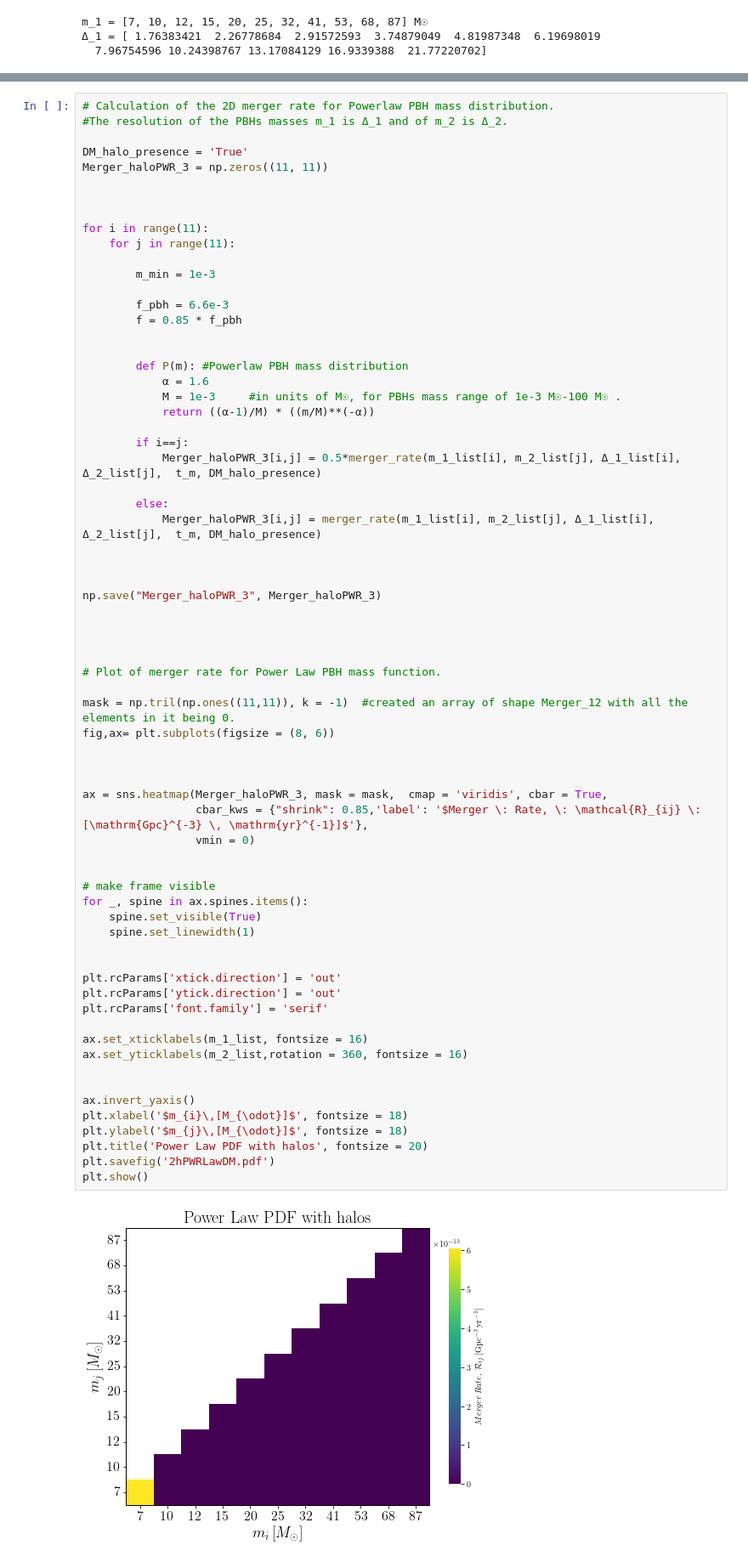
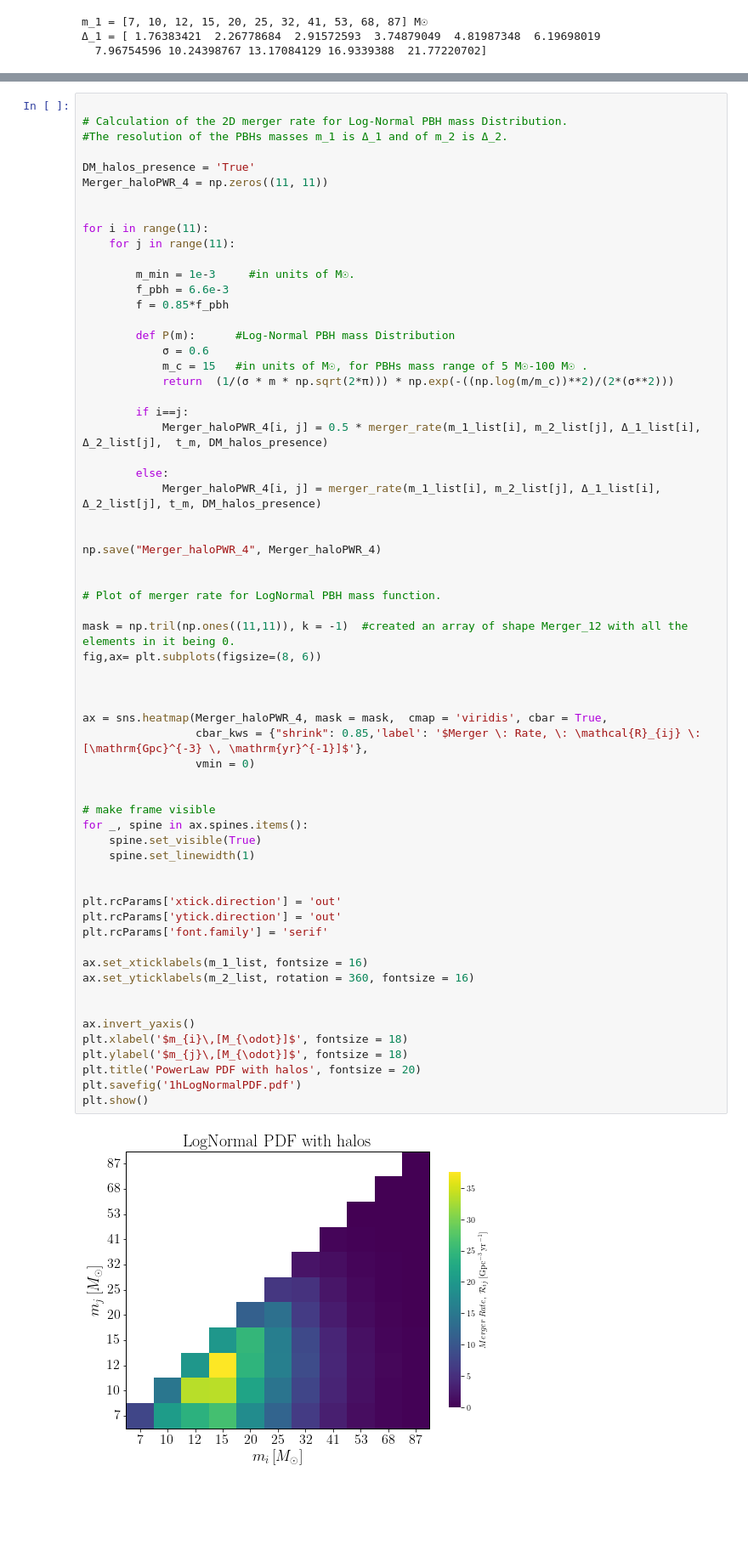
Before and after one commit to pratibhajangra591/Ifca-github, a Jupyter notebook: mergerwithdiff.massrange.ipynb, the cells around one changed output, grey strips where cells are left out. Shown at 85% size. Saved outputs shown, nothing was run; the diff lists cells and outputs as text; blank space fills up the shorter version.

```diff
--- a/mergerwithdiff.massrange.ipynb
+++ b/mergerwithdiff.massrange.ipynb
@@ -273,70 +445,65 @@ plt.show()
 # %%
-# Calculation of the 2D merger rate for Powerlaw PBH mass distribution.
+
+# Calculation of the 2D merger rate for Log-Normal PBH mass Distribution.
 #The resolution of the PBHs masses m_1 is Δ_1 and of m_2 is Δ_2.
 
-DM_halo_presence = 'True'
-Merger_haloPWR_3 = np.zeros((11, 11))
-
+DM_halos_presence = 'True'
+Merger_haloPWR_4 = np.zeros((11, 11))
 
 
 for i in range(11):
     for j in range(11):
 
-        m_min = 1e-3
+        m_min = 1e-3     #in units of M☉.
+        f_pbh = 6.6e-3
+        f = 0.85*f_pbh
 
-        f_pbh = 6.6e-3
-        f = 0.85 * f_pbh
+        def P(m):      #Log-Normal PBH mass Distribution
+            σ = 0.6
+            m_c = 15   #in units of M☉, for PBHs mass range of 5 M☉-100 M☉ .
+            return  (1/(σ * m * np.sqrt(2*π))) * np.exp(-((np.log(m/m_c))**2)/(2*(σ**2)))
+
+        if i==j:
+            Merger_haloPWR_4[i, j] = 0.5 * merger_rate(m_1_list[i], m_2_list[j], Δ_1_list[i], Δ_2_list[j],  t_m, DM_halos_presence)
+
+        else:
+            Merger_haloPWR_4[i, j] = merger_rate(m_1_list[i], m_2_list[j], Δ_1_list[i], Δ_2_list[j], t_m, DM_halos_presence)
 
 
-        def P(m): #Powerlaw PBH mass distribution
-            α = 1.6
-            M = 1e-3     #in units of M☉, for PBHs mass range of 1e-3 M☉-100 M☉ .
-            return ((α-1)/M) * ((m/M)**(-α))
+np.save("Merger_haloPWR_4", Merger_haloPWR_4)
 
-        if i==j:
-            Merger_haloPWR_3[i,j] = 0.5*merger_rate(m_1_list[i], m_2_list[j], Δ_1_list[i], Δ_2_list[j],  t_m, DM_halo_presence)
 
-        else:
-            Merger_haloPWR_3[i,j] = merger_rate(m_1_list[i], m_2_list[j], Δ_1_list[i], Δ_2_list[j],  t_m, DM_halo_presence)
+# Plot of merger rate for LogNormal PBH mass function.
+
+mask = np.tril(np.ones((11,11)), k = -1)  #created an array of shape Merger_12 with all the elements in it being 0.
+fig,ax= plt.subplots(figsize=(8, 6))
 
 
 
-np.save("Merger_haloPWR_3", Merger_haloPWR_3)
-
-
-
-
-# Plot of merger rate for Power Law PBH mass function.
-
-mask = np.tril(np.ones((11,11)), k = -1)  #created an array of shape Merger_12 with all the elements in it being 0.
-fig,ax= plt.subplots(figsize = (8, 6))
-
-
-
-ax = sns.heatmap(Merger_haloPWR_3, mask = mask,  cmap = 'viridis', cbar = True,
+ax = sns.heatmap(Merger_haloPWR_4, mask = mask,  cmap = 'viridis', cbar = True,
                  cbar_kws = {"shrink": 0.85,'label': '$Merger \: Rate, \: \mathcal{R}_{ij} \: [\mathrm{Gpc}^{-3} \, \mathrm{yr}^{-1}]$'},
                  vmin = 0)
 
 
 # make frame visible
 for _, spine in ax.spines.items():
     spine.set_visible(True)
     spine.set_linewidth(1)
 
 
 plt.rcParams['xtick.direction'] = 'out'
 plt.rcParams['ytick.direction'] = 'out'
 plt.rcParams['font.family'] = 'serif'
 
 ax.set_xticklabels(m_1_list, fontsize = 16)
-ax.set_yticklabels(m_2_list,rotation = 360, fontsize = 16)
+ax.set_yticklabels(m_2_list, rotation = 360, fontsize = 16)
 
 
 ax.invert_yaxis()
 plt.xlabel('$m_{i}\,[M_{\odot}]$', fontsize = 18)
 plt.ylabel('$m_{j}\,[M_{\odot}]$', fontsize = 18)
-plt.title('Power Law PDF with halos', fontsize = 20)
-plt.savefig('2hPWRLawDM.pdf')
+plt.title('PowerLaw PDF with halos', fontsize = 20)
+plt.savefig('1hLogNormalPDF.pdf')
 plt.show()
 # %% [output]
-[figure, old version]
+[figure, new version]
```
Also changed, not shown: parts of 11 cells of this notebook.
